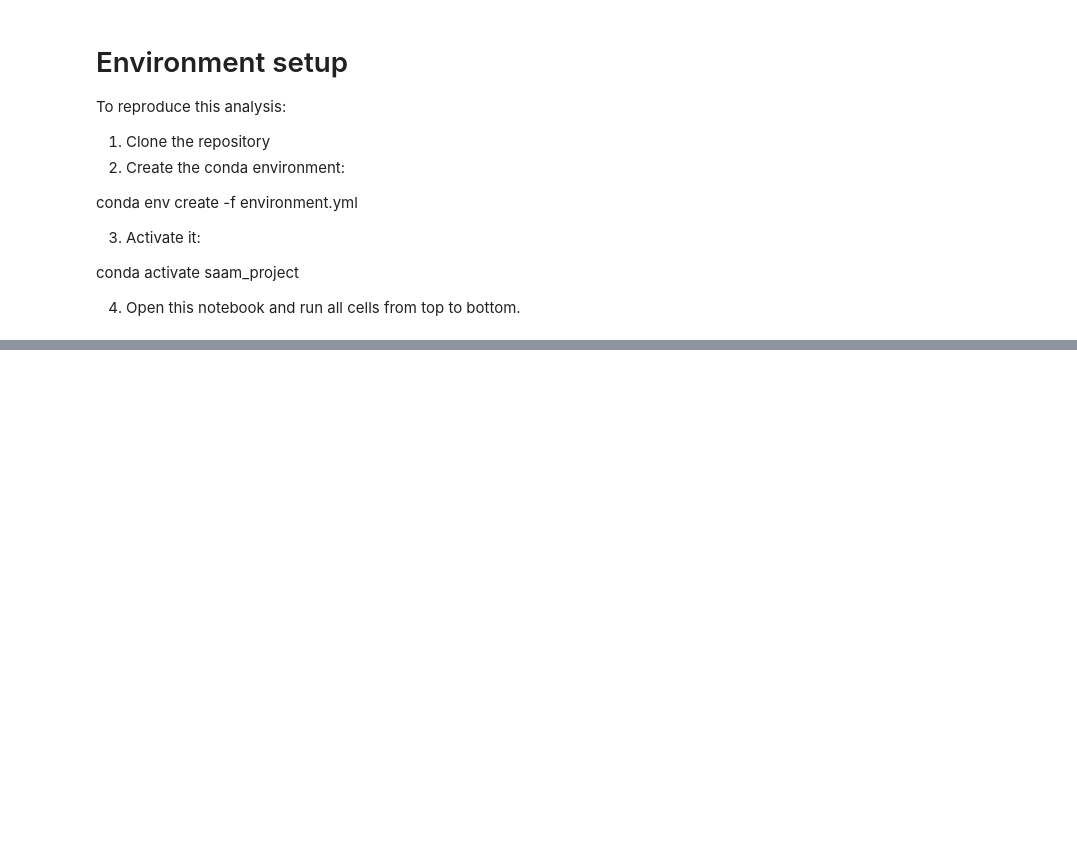
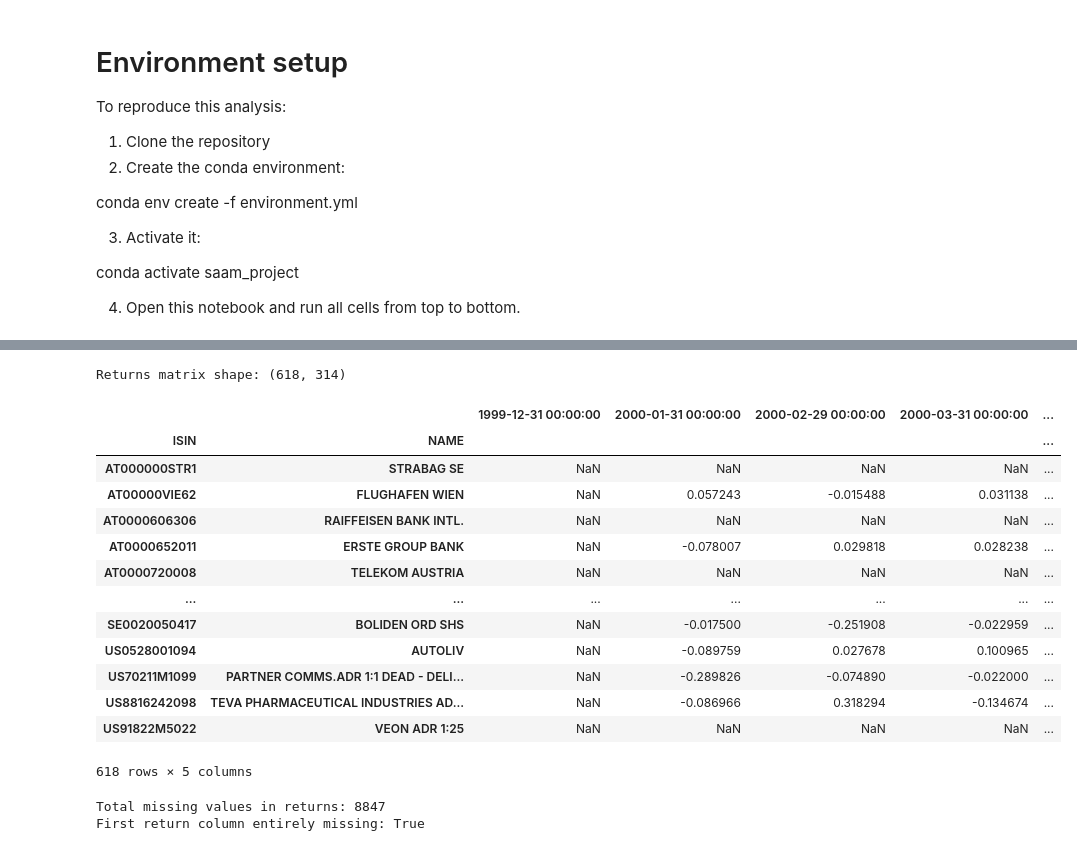
Before and after one commit to BottiAlessandro/SAAM-Project, a Jupyter notebook: notebooks/saam_analysis.ipynb, the cells around one changed output, grey strips where cells are left out. Drawn from its saved outputs; the diff is of its cells as text; code cells hidden in the pictures; blank space fills up the shorter version.

```diff
--- a/notebooks/saam_analysis.ipynb
+++ b/notebooks/saam_analysis.ipynb
@@ -49,4 +140,27 @@ ri_m_long.iloc[:, :5]
 # %%
-returns = ri_m_long.pct_change(axis=1)
+returns_wide = ri_m_wide.pct_change(axis=1)
 
-returns.iloc[:, :5]
+print("Returns matrix shape:", returns_wide.shape)
+returns_wide.iloc[:, :5]
+# %% [output]
+Returns matrix shape: (618, 314)
+|  |  | 1999-12-31 00:00:00 | 2000-01-31 00:00:00 | 2000-02-29 00:00:00 | 2000-03-31 00:00:00 | ... |
+| ISIN | NAME |  |  |  |  | ... |
+| AT000000STR1 | STRABAG SE | NaN | NaN | NaN | NaN | ... |
+| AT00000VIE62 | FLUGHAFEN WIEN | NaN | 0.057243 | -0.015488 | 0.031138 | ... |
+| AT0000606306 | RAIFFEISEN BANK INTL. | NaN | NaN | NaN | NaN | ... |
+| AT0000652011 | ERSTE GROUP BANK | NaN | -0.078007 | 0.029818 | 0.028238 | ... |
+| AT0000720008 | TELEKOM AUSTRIA | NaN | NaN | NaN | NaN | ... |
+| ... | ... | ... | ... | ... | ... | ... |
+| SE0020050417 | BOLIDEN ORD SHS | NaN | -0.017500 | -0.251908 | -0.022959 | ... |
+| US0528001094 | AUTOLIV | NaN | -0.089759 | 0.027678 | 0.100965 | ... |
+| US70211M1099 | PARTNER COMMS.ADR 1:1 DEAD - DELI... | NaN | -0.289826 | -0.074890 | -0.022000 | ... |
+| US8816242098 | TEVA PHARMACEUTICAL INDUSTRIES AD... | NaN | -0.086966 | 0.318294 | -0.134674 | ... |
+| US91822M5022 | VEON ADR 1:25 | NaN | NaN | NaN | NaN | ... |
+618 rows × 5 columns
+# %%
+print("Total missing values in returns:", returns_wide.isna().sum().sum())
+print("First return column entirely missing:", returns_wide.iloc[:, 0].isna().all())
+# %% [output]
+Total missing values in returns: 8847
+First return column entirely missing: True
```
Also changed, not shown: parts of 17 cells of this notebook.
